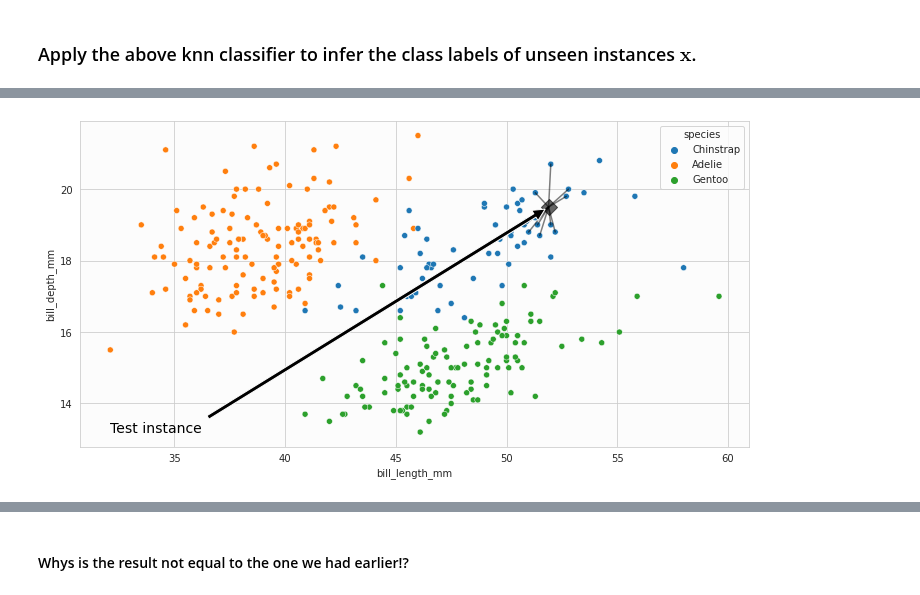
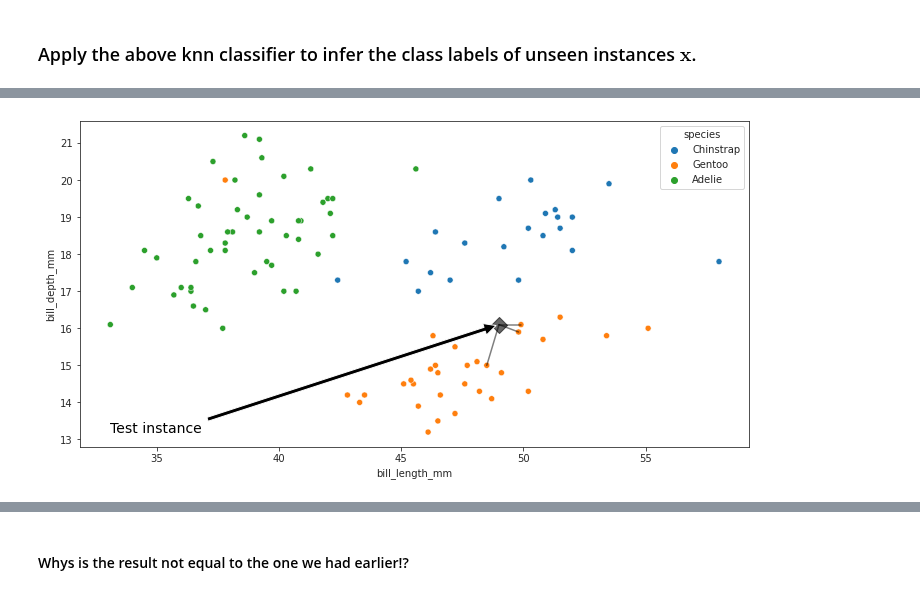
Before and after one commit to topiko/MLcourseMaterial, a Jupyter notebook: Basics/MLbasics.ipynb, the cells around one changed output, grey strips where cells are left out. Saved outputs shown, nothing was run; the diff lists cells and outputs as text; code cells hidden in the pictures.

```diff
--- a/Basics/MLbasics.ipynb
+++ b/Basics/MLbasics.ipynb
@@ -29,3 +64,4 @@ import seaborn as sns # More plotting
 # Define some plotting params:
 mpl.rcParams['figure.figsize'] = (12,6)
 sns.set_style("whitegrid", {"axes.facecolor": ".99"})
+sns.set_style("ticks")
@@ -65,12 +82,13 @@ The task is to predict probabilities of classes $y_i \in \mathbf{y}_\text{train}
 
 We shall try to infer the penguin species from some penguin dimensions.
 # %%
-# We list the first and then choose the one considering penguins. We also display the dataset:
-display(sns.get_dataset_names())
+# Use seaborn to load simple toybox dataset: (you can list all the available datasets by: sns.get_dataset_names())
+# It will return a pandas dataframe. DataFrames are super convenient way of storing tabular data.
 data = sns.load_dataset('penguins')
 
 # Remove the test set already now before even seeing anything.
-data_test = data.sample(10)
+data_test = data.sample(20)
+# Drop the test set from training set!!
 data = data.drop(data_test.index)
 
 data.head()
@@ -130,5 +130,7 @@ Name: species, Length: 334, dtype: object
 # %%
-idxs = np.random.choice(data.index, size=5)
+# Pick random sample:
+idxs = np.random.choice(data.index, size=3)
+# Use the random idxs to pick up rows and sort values based on (bill_depth_mm):
 data.loc[idxs, :].sort_values('bill_depth_mm') # take rows indexed with idxs and sort w.r.t. bill depth
 # %% [output]
 |  | species | island | bill_length_mm | bill_depth_mm | flipper_length_mm | body_mass_g | sex |
@@ -184,0 +239,7 @@ _ = sns.histplot(X_train, x=ylabel, hue=y_train, multiple=way_kw, hue_order=y_tr
+# %%
+way_kw = "stack"  #'layer' #
+nbins = 15
+
+_, axarr = plt.subplots(1,2, sharey=True)
+for c, ax in zip(X_train.columns, axarr):
+    _ = sns.histplot(X_train, x=c, hue=y_train, multiple=way_kw, hue_order=y_train.unique(), ax=ax, bins=nbins)
@@ -299,33 +373,48 @@ class knn_classifier():
 ### Apply the above knn classifier to infer the class labels of unseen instances $\mathbf{x}$.
 # %%
 # The number of neighbors to consider:
-k = 12
+k = 3
+test_idx = 0
 
 # Create and fit the classifier:
-knn = knn_classifier(k=k).fit(X_train, y_train)
-
-# Pick a test index, the test instance is then drawn from the above separated test set.
-test_idx = 2
-X_valid_instance = X_valid.iloc[test_idx]
-
-# Call the predict of 1-nn classifier:
-y_preds, probs, idxs = knn.predict(X_valid_instance)
-
-# Print the probabilites gfor each class:
-prob_str = 'P({0:}) = {1:.3f}'
-for y_pred, prob in zip(y_preds, probs):
-    print(prob_str.format(y_pred, prob))
-
-# Plot figure where the nearest neighbors are explicitly shown:
-xtest_x = X_valid_instance.loc[xlabel]
-xtest_y = X_valid_instance.loc[ylabel]
-ax = plot_penguins((xtest_x, xtest_y))
-
-for idx in idxs:
-    nn_x = X_train.iloc[idx][xlabel]
-    nn_y = X_train.iloc[idx][ylabel]
-    ax.plot([xtest_x, nn_x], [xtest_y, nn_y], color='black', alpha=.5)
+def get_knn_plot(N, plot=False):
+    """
+    Return a knn clf fitted with only N of the training instances:
+    """
+    train_idxs = np.random.choice(X_train.index, replace=False, size=min(N, len(X_train)))
 
 
-plt.show()
+    knn = knn_classifier(k=k).fit(X_train.loc[train_idxs, :], y_train.loc[train_idxs])
+
+    if not plot: return knn
+
+    # Pick a test index, the test instance is then drawn from the above separated test set.
+    X_valid_instance = X_valid.iloc[test_idx]
+
+    # Call the predict of knn classifier:
+    y_preds, probs, idxs = knn.predict(X_valid_instance)
+
+    # Print the probabilites for each class:
+    prob_str = 'P({0:}) = {1:.3f}'
+    print('True class: {}'.format(y_valid.iloc[test_idx]))
+    for y_pred, prob in zip(y_preds, probs):
+        print(prob_str.format(y_pred, prob))
+
+    # Plot figure where the nearest neighbors are explicitly shown:
+    xtest_x = X_valid_instance.loc[xlabel]
+    xtest_y = X_valid_instance.loc[ylabel]
+    ax = plot_penguins((xtest_x, xtest_y), idxs=train_idxs)
+
+    for idx in idxs:
+        nn_x = X_train.loc[train_idxs, :].iloc[idx][xlabel]
+        nn_y = X_train.loc[train_idxs, :].iloc[idx][ylabel]
+        ax.plot([xtest_x, nn_x], [xtest_y, nn_y], color='black', alpha=.5)
+
+
+
+    plt.show()
+    return knn
+
+ntrain = 100
+_ = get_knn_plot(ntrain, plot=True)
 # %% [output]
@@ -333,4 +423,4 @@ P(Chinstrap) = 1.000
-[figure, old version]
+[figure, new version]
 # %% [markdown]
 ### Classifier performance evaluation:
 
```
Also changed, not shown: parts of 30 cells of this notebook.
